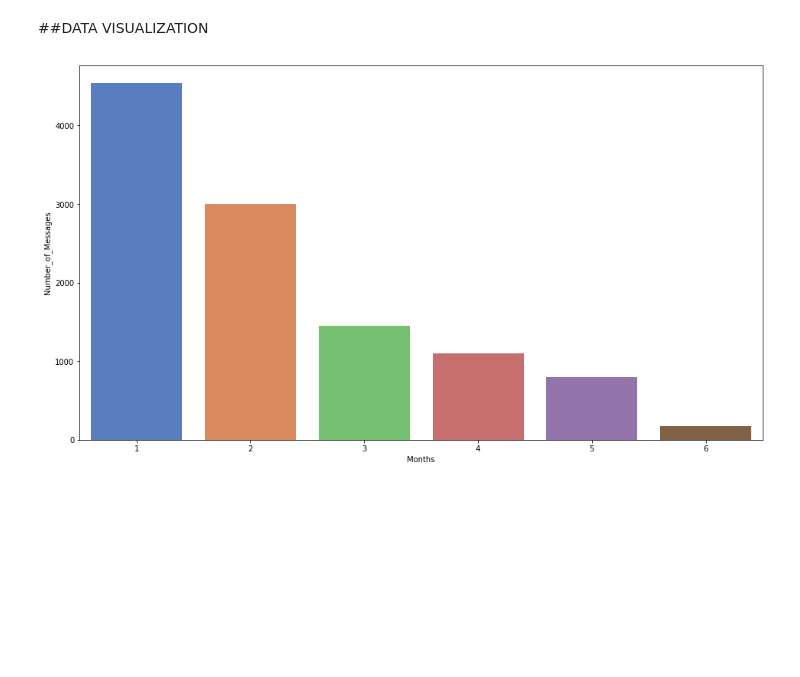
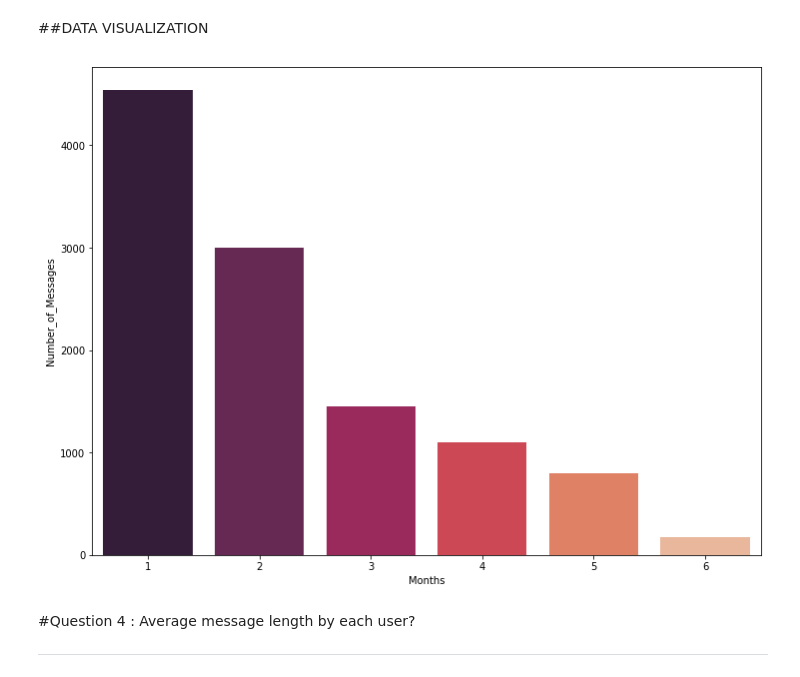
Before and after one commit to MOULIK-RAZDAN/WHATSAPP-CHATS-STATS, a Jupyter notebook: Whatsapp_(EDA).ipynb, the cells around one changed output. Drawn from its saved outputs; the diff is of its cells as text; code cells hidden in the pictures; blank space fills up the shorter version.

```diff
--- a/Whatsapp_(EDA).ipynb
+++ b/Whatsapp_(EDA).ipynb
@@ -217,8 +219,7 @@ Pass the following variables as keyword args: x, y. From version 0.12, the only
 whatsapp_df3 = whatsapp_df.copy();
 # %%
 whatsapp_df3["Number_of_Messages"] = [1] * whatsapp_df3.shape[0]
-
-whatsapp_df3["Months"] = whatsapp_df2["datetime"].apply(lambda x: x.month)
+whatsapp_df3["Months"] = whatsapp_df3["datetime"].apply(lambda x: x.month)
 
 time_df = whatsapp_df3.groupby('Months').count().sort_values(by = "Months").reset_index()
 
@@ -235,7 +236,11 @@ time_df
 # %% [markdown]
 ##DATA VISUALIZATION
 # %%
-plt.figure(figsize=(16,9))
-sns.barplot(x= "Months", y = "Number_of_Messages", data = time_df, palette='muted');
+plt.figure(figsize=(12,9))
+sns.barplot(x= "Months", y = "Number_of_Messages", data = time_df, palette= sns.color_palette('rocket', 6));
 # %% [output]
-[figure, old version]
+[figure, new version]
+# %% [markdown]
+#Question 4 : Average message length by each user?
+
+---
```
Also changed, not shown: parts of 18 cells of this notebook.
